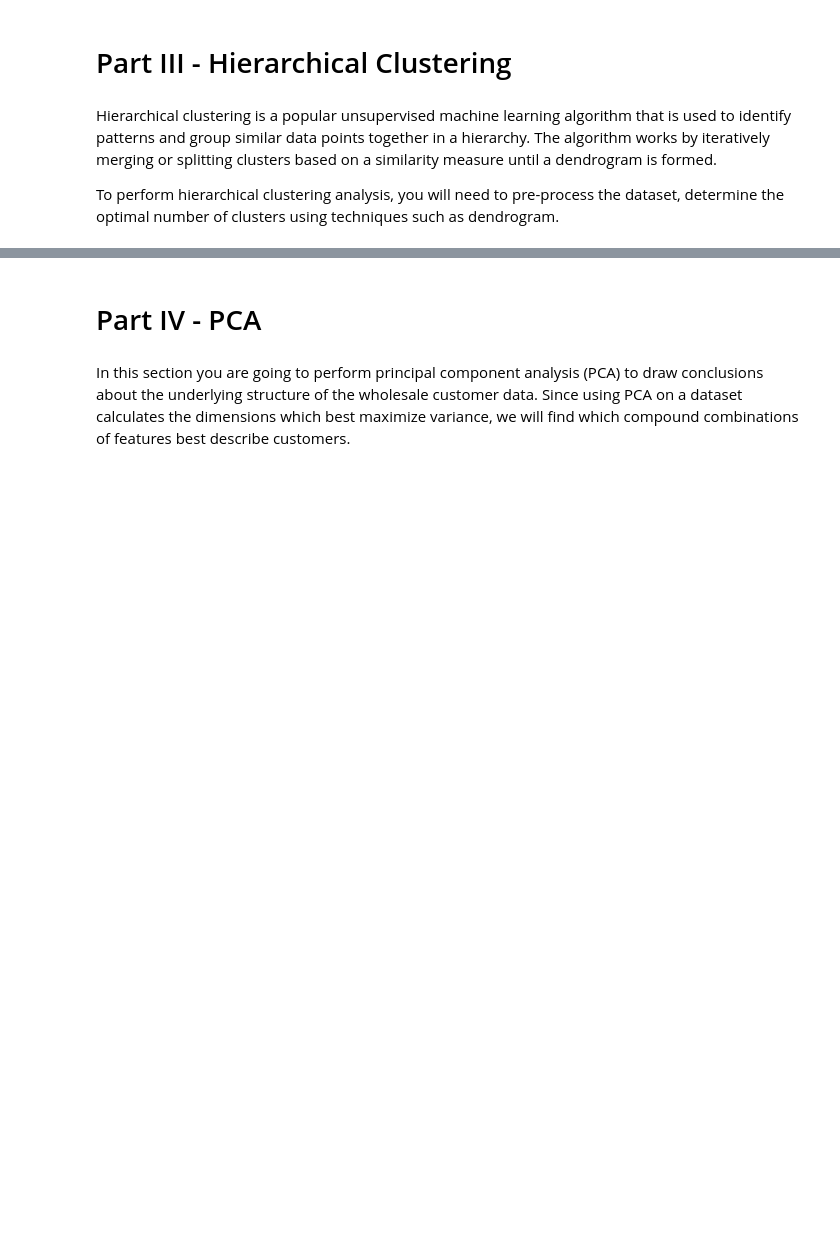
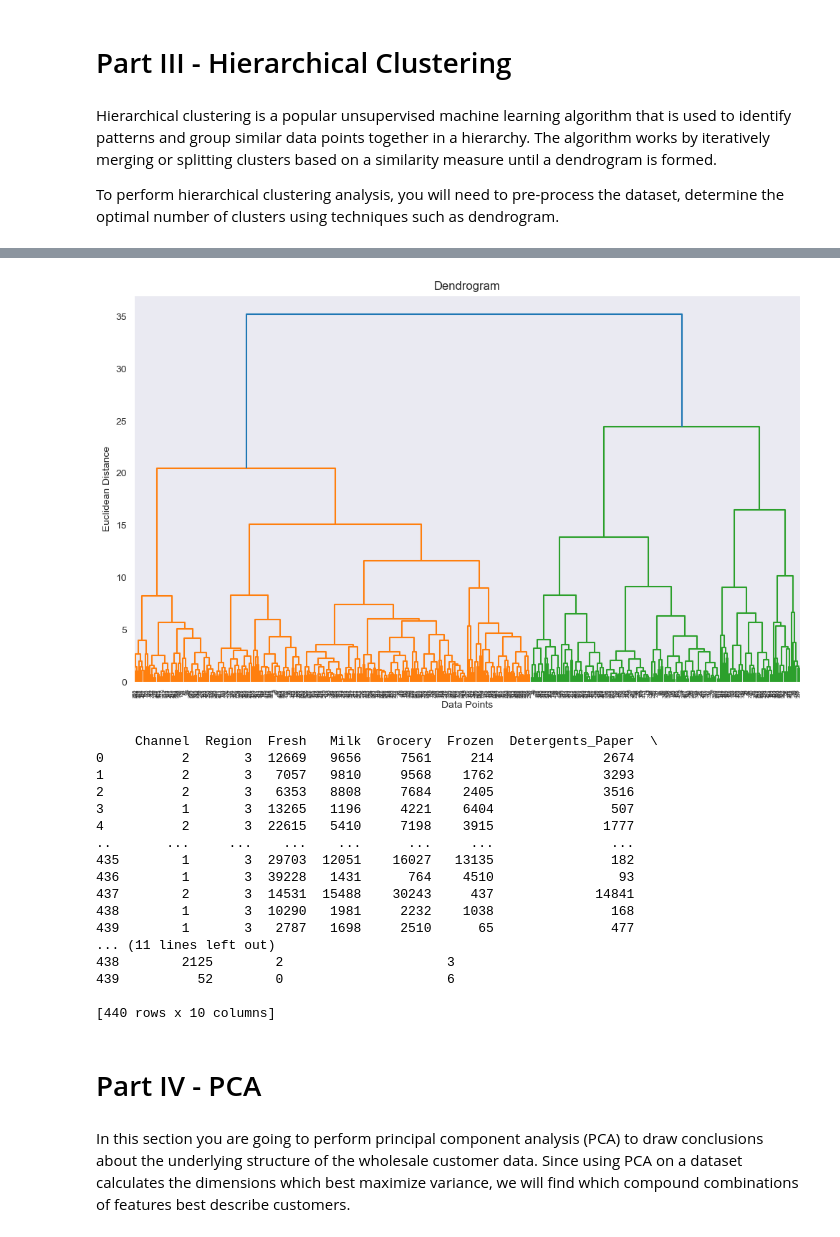
Before and after one commit to TRAP33ZOID/Unsupervised-Learning-Wholesale-Analysis, a Jupyter notebook: Unsupervised Learning.ipynb, the cells around one changed output, grey strips where cells are left out. Cells and saved outputs as stored; diff of their text form; code cells hidden in the pictures; blank space fills up the shorter version.

```diff
--- a/Unsupervised Learning.ipynb
+++ b/Unsupervised Learning.ipynb
@@ -200,3 +279,37 @@ To perform hierarchical clustering analysis, you will need to pre-process the da
+# %%
+
+Z = linkage(scaled_data, method='ward')
+
+# Plotting dendrogram
+plt.figure(figsize=(12, 7))
+dendrogram(Z)
+plt.title('Dendrogram')
+plt.ylabel('Euclidean Distance')
+plt.xlabel('Data Points')
+plt.show()
+
+clusters = fcluster(Z, t=15, criterion='distance')
+wholesale_data['Hierarchical_Cluster'] = clusters
+print (wholesale_data)
+# %% [output]
+[figure, added]
+     Channel  Region  Fresh   Milk  Grocery  Frozen  Detergents_Paper  \
+0          2       3  12669   9656     7561     214              2674
+1          2       3   7057   9810     9568    1762              3293
+2          2       3   6353   8808     7684    2405              3516
+3          1       3  13265   1196     4221    6404               507
+4          2       3  22615   5410     7198    3915              1777
+..       ...     ...    ...    ...      ...     ...               ...
+435        1       3  29703  12051    16027   13135               182
+436        1       3  39228   1431      764    4510                93
+437        2       3  14531  15488    30243     437             14841
+438        1       3  10290   1981     2232    1038               168
+439        1       3   2787   1698     2510      65               477
+... (11 lines left out)
+438        2125        2                     3
+439          52        0                     6
+
+[440 rows x 10 columns]
 # %% [markdown]
 # Part IV - PCA
 # %% [markdown]
```
Also changed, not shown: parts of 10 cells of this notebook.
